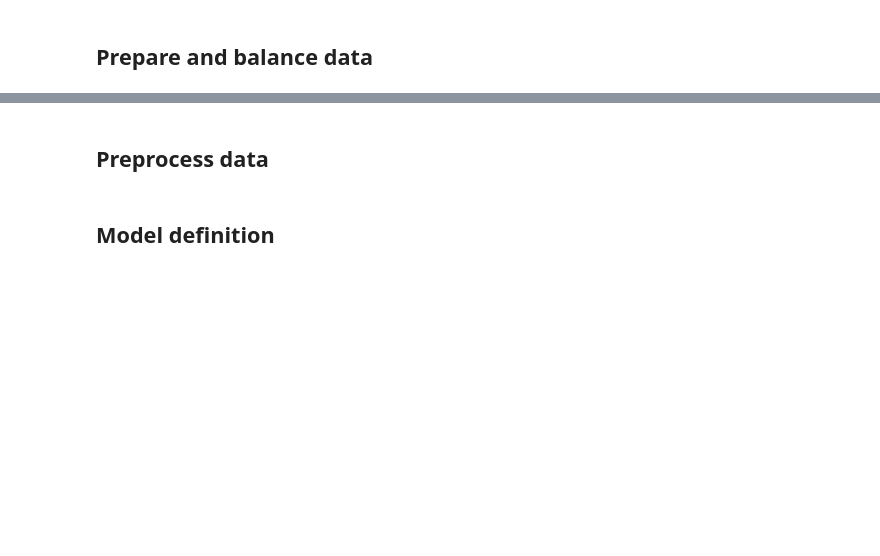
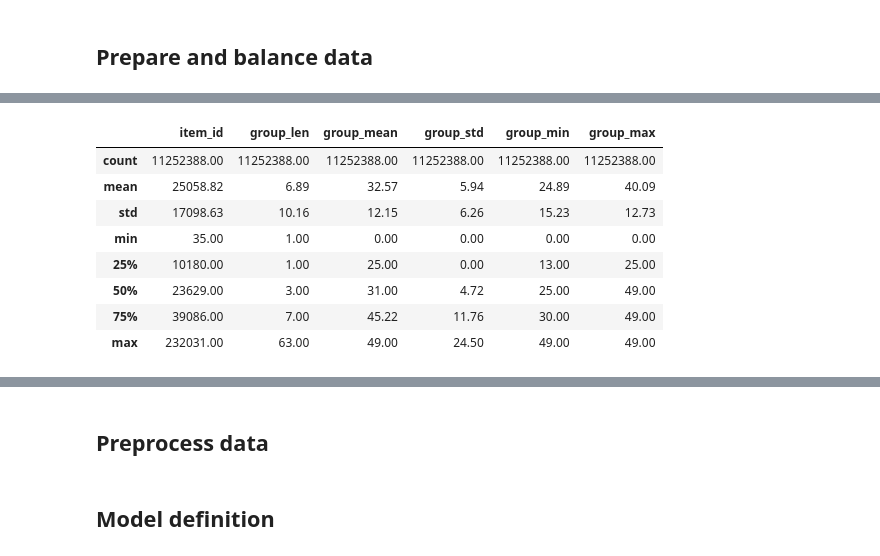
Before and after one commit to AngelUrq/auction_classic, a Jupyter notebook: prediction_engine/prediction.ipynb, the cells around one changed output, grey strips where cells are left out. Drawn from its saved outputs; the diff is of its cells as text; code cells hidden in the pictures; blank space fills up the shorter version.

```diff
--- a/prediction_engine/prediction.ipynb
+++ b/prediction_engine/prediction.ipynb
@@ -58,6 +102,17 @@ pairs[['group_len']].quantile(0.99)
 # %%
 pairs = pairs[pairs['group_max'] < 50]
+pairs = pairs[pairs['group_len'] < 64]
 pairs.describe()
+# %% [output]
+|  | item_id | group_len | group_mean | group_std | group_min | group_max |
+| count | 11252388.00 | 11252388.00 | 11252388.00 | 11252388.00 | 11252388.00 | 11252388.00 |
+| mean | 25058.82 | 6.89 | 32.57 | 5.94 | 24.89 | 40.09 |
+| std | 17098.63 | 10.16 | 12.15 | 6.26 | 15.23 | 12.73 |
+| min | 35.00 | 1.00 | 0.00 | 0.00 | 0.00 | 0.00 |
+| 25% | 10180.00 | 1.00 | 25.00 | 0.00 | 13.00 | 25.00 |
+| 50% | 23629.00 | 3.00 | 31.00 | 4.72 | 25.00 | 49.00 |
+| 75% | 39086.00 | 7.00 | 45.22 | 11.76 | 30.00 | 49.00 |
+| max | 232031.00 | 63.00 | 49.00 | 24.50 | 49.00 | 49.00 |
 # %%
 train_pairs, val_pairs = train_test_split(pairs, test_size=0.1, random_state=42, shuffle=False)
 
```
Also changed, not shown: parts of 15 cells of this notebook.
